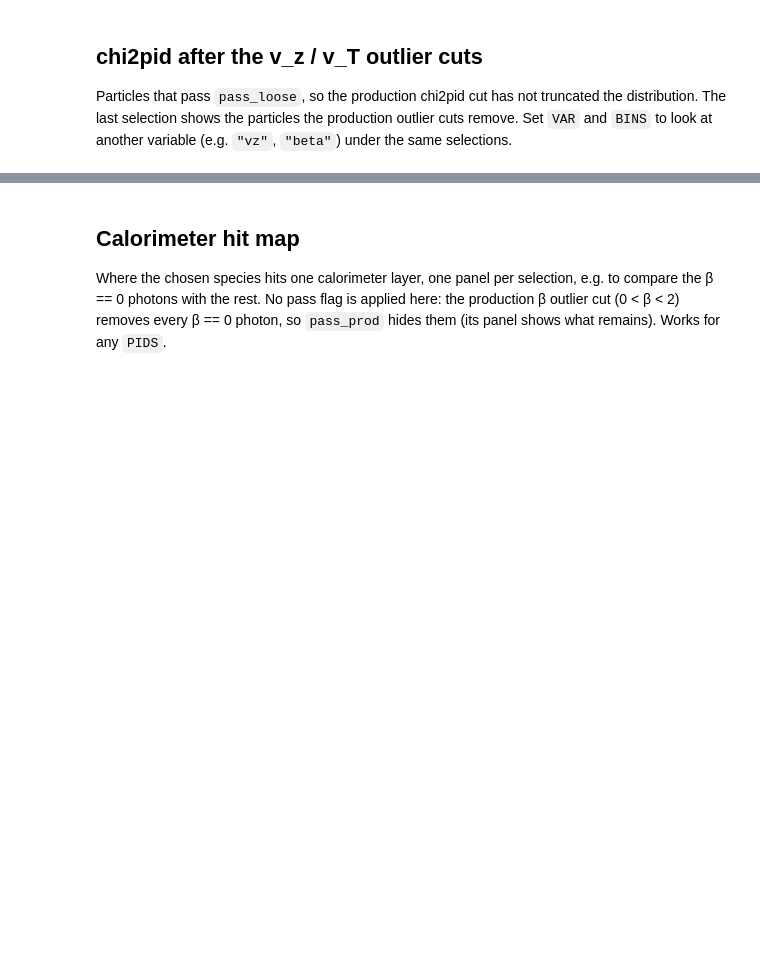
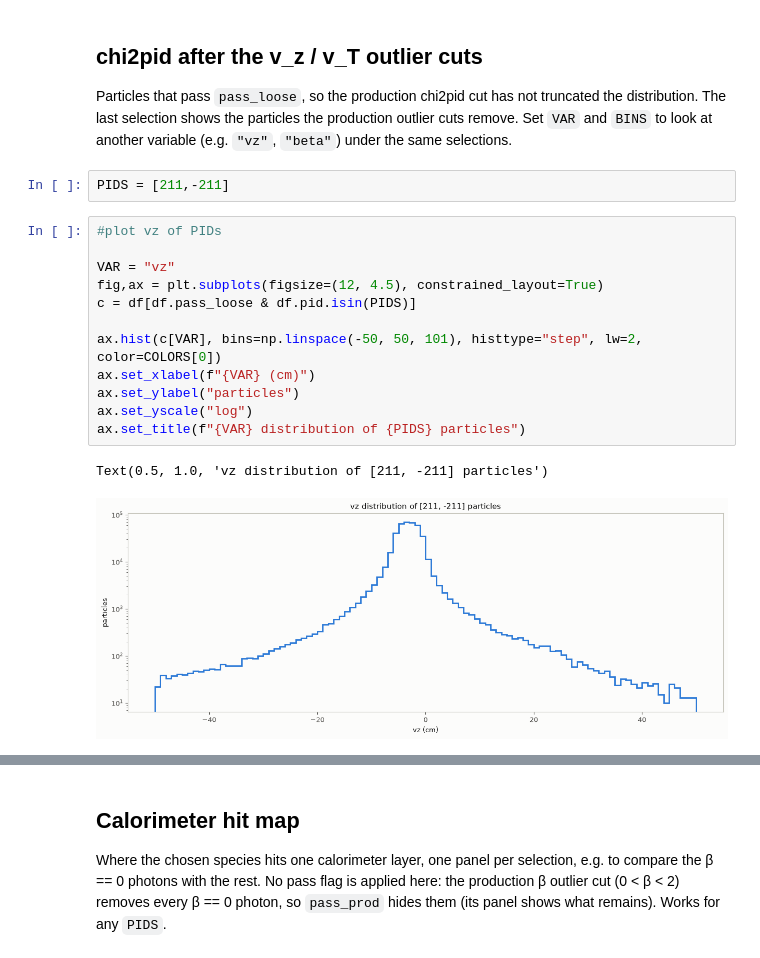
Before and after one commit to tjayhllstrn/parnassus_data_prep, a Jupyter notebook: edge_outlier_study.ipynb, the cells around one changed output, grey strips where cells are left out. Drawn from its saved outputs; the diff is of its cells as text; blank space fills up the shorter version.

```diff
--- a/edge_outlier_study.ipynb
+++ b/edge_outlier_study.ipynb
@@ -138,4 +177,21 @@ overlay(res, {"no edge cut": None, **{f"edge ≥ {d} cm": edge >= d for d in EDG
 Particles that pass `pass_loose`, so the production chi2pid cut has not truncated the distribution. The last
 selection shows the particles the production outlier cuts remove. Set `VAR` and `BINS` to look at another
 variable (e.g. `"vz"`, `"beta"`) under the same selections.
+# %%
+PIDS = [211,-211]
+# %%
+#plot vz of PIDs
+
+VAR = "vz"
+fig,ax = plt.subplots(figsize=(12, 4.5), constrained_layout=True)
+c = df[df.pass_loose & df.pid.isin(PIDS)]
+
+ax.hist(c[VAR], bins=np.linspace(-50, 50, 101), histtype="step", lw=2, color=COLORS[0])
+ax.set_xlabel(f"{VAR} (cm)")
+ax.set_ylabel("particles")
+ax.set_yscale("log")
+ax.set_title(f"{VAR} distribution of {PIDS} particles")
+# %% [output]
+Text(0.5, 1.0, 'vz distribution of [211, -211] particles')
+[figure, added]
 # %%
```
Also changed, not shown: parts of 10 cells of this notebook.
